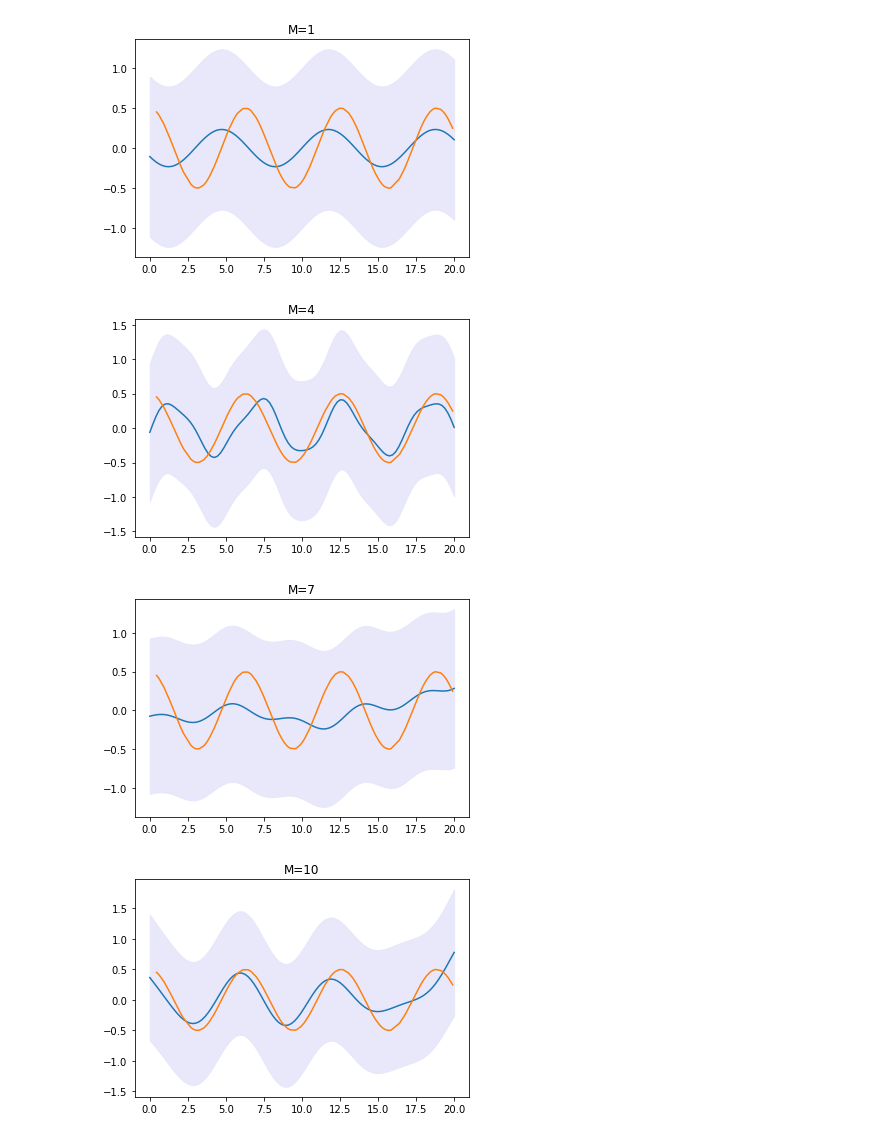
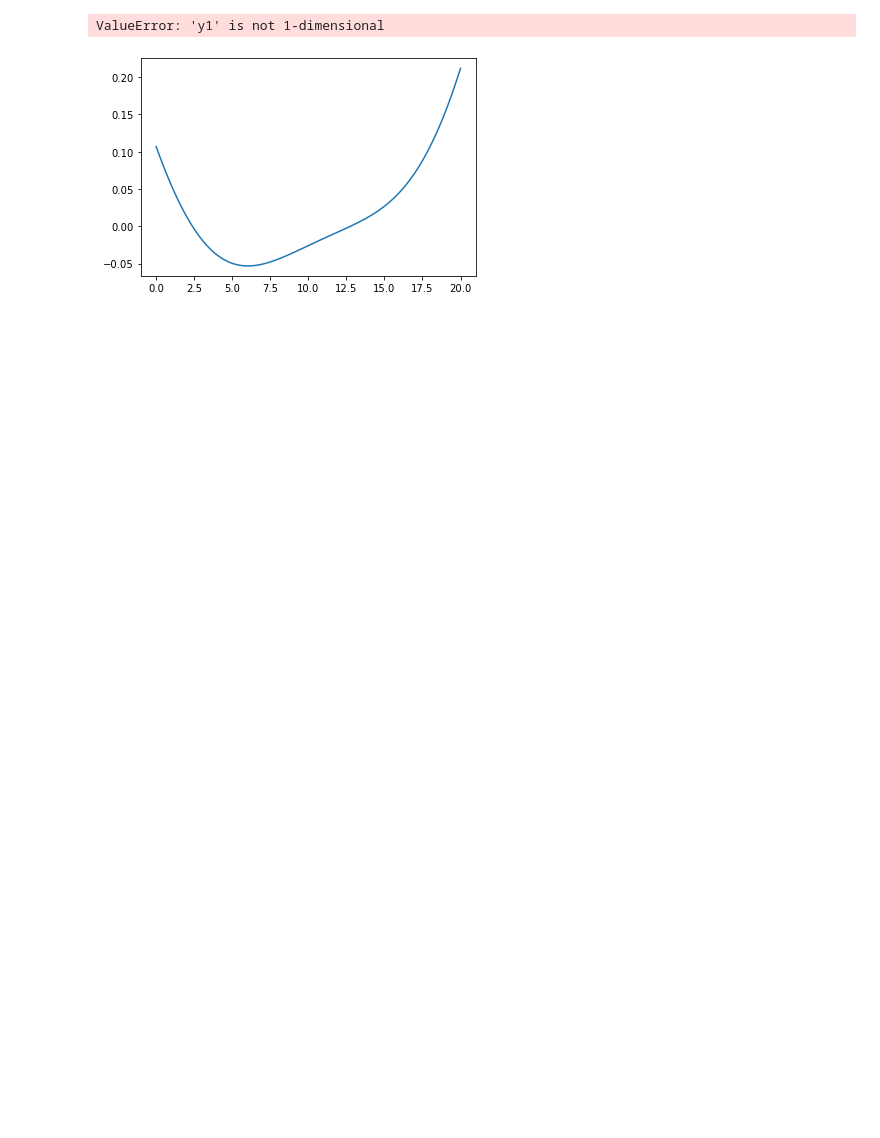
Before and after one commit to naka-tomo/gp_test, a Jupyter notebook: gp_rff.ipynb, the cells around one changed output. Drawn from its saved outputs; the diff is of its cells as text; code cells hidden in the pictures; blank space fills up the shorter version.

```diff
--- a/gp_rff.ipynb
+++ b/gp_rff.ipynb
@@ -3,27 +3,25 @@ import numpy as np
 import matplotlib.pyplot as plt
 import math
 
+
 class GP_RFF:
-  def __init__(self, dim ):
-    self.sigma = 1.0
-    self.dim = dim
+  def __init__(self, in_dim, M, sigma=0.1, alpha=1.0, beta=10.0 ):
+    self.sigma = sigma
+    self.alpha = alpha
+    self.beta = beta
 
-    self.alpha = 0.1
-    self.beta = 1.0
-
+    self.M = M
+    self.D = in_dim
+    self.K = np.random.randn(self.D,self.M)*self.sigma
+    self.B = np.random.random(self.D)*np.pi
 
   def phi( self, xt ):
     return np.cos(np.dot(xt,self.K)+self.B) * math.sqrt(2/self.M)
 
-  def learn(self, xt, yt, M=10 ):
-    self.M = M
-    self.xt = np.array(xt).reshape(-1,self.dim)
+  def learn(self, xt, yt ):
+    self.xt = np.array(xt)
     self.yt = np.array(yt)
     N = len(xt)
-    D = len(xt[0])
-
-    self.K = np.random.randn(D,M)*self.sigma
-    self.B = np.random.random(D)*np.pi
 
     # 基底関数で写像
     feat = self.phi( self.xt )
@@ -32,14 +30,13 @@ class GP_RFF:
     #self.W = np.linalg.solve( np.dot(feat.T, feat), np.dot(feat.T, self.yt) )
 
     # ベイズ線形回帰
-    self.S = np.linalg.inv(self.alpha * np.eye(M) + self.beta * np.dot(feat.T, feat))
+    self.S = np.linalg.inv(self.alpha * np.eye(self.M) + self.beta * np.dot(feat.T, feat))
     self.mu = self.beta * np.dot(self.S, np.dot(feat.T, self.yt))
 
 
   def predict( self, x ):
     feat = self.phi(x)
-    #return np.dot(feat, self.W)
-    return np.dot( feat, self.mu ), self.beta + np.dot(np.dot(feat,self.S), feat.T)
+    return np.dot( feat, self.mu ), 1/self.beta + np.diag(np.dot(np.dot(feat,self.S), feat.T))
 # %%
 xt = np.sort(np.random.rand(200)*20)
 yt = np.cos(xt)/2
@@ -51,22 +48,20 @@ plt.plot( xt, yt, "x-" )
 # %%
-gp = GP_RFF(1)
+gp = GP_RFF(1, 20)
 # %%
 x = np.linspace( 0,20,100 )
 
 for M in range(1,20,3):
-    gp.learn( xt.reshape((-1,1)), yt, M )
+    gp.learn( xt.reshape((-1,1)), yt )
     mu, sigma = gp.predict( x.reshape(-1,1) )
     plt.plot( x, mu )
 
     y_max = mu.flatten() + np.sqrt(np.diag(sigma))
     y_min = mu.flatten() - np.sqrt(np.diag(sigma))
 
     plt.fill_between(x, y_min, y_max, facecolor="lavender" , alpha=0.9 , edgecolor="lavender"  )
     plt.plot(xt, yt)
     plt.title( f"M={M}" )
     plt.show()
 # %% [output]
+ValueError: 'y1' is not 1-dimensional
-[figure, old version]
+[figure, new version]
-[figure, removed]
-[figure, removed]
-[figure, removed]
```
Also changed, not shown: parts of 2 cells of this notebook.
